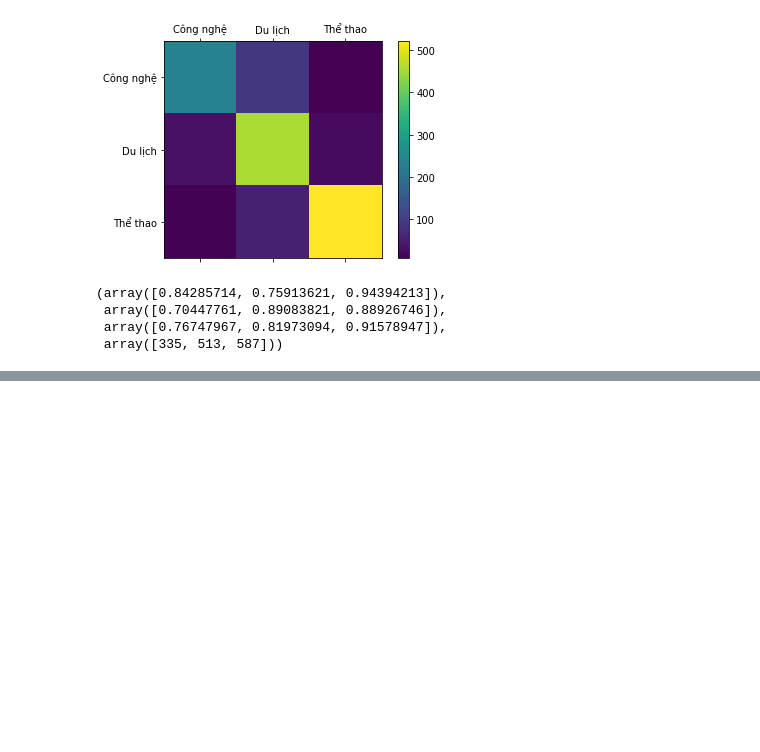
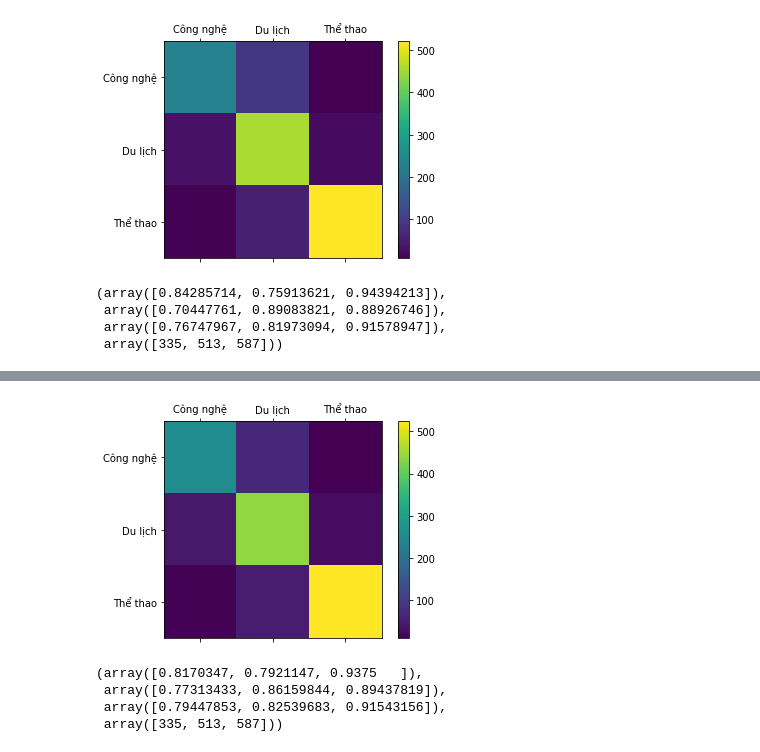
Before and after one commit to bluesky2106/python-ai, a Jupyter notebook: 07-neural-network/lab02/neural-network.ipynb, the cells around one changed output, grey strips where cells are left out. Drawn from its saved outputs; the diff is of its cells as text; code cells hidden in the pictures; blank space fills up the shorter version.

```diff
--- a/07-neural-network/lab02/neural-network.ipynb
+++ b/07-neural-network/lab02/neural-network.ipynb
@@ -496,0 +552,9 @@ precision_recall_fscore_support(le.inverse_transform(y_test), le.inverse_transfo
+# %%
+y_pred_prob = model3.predict(X_test_tfidf)
+y_pred = []
+for item in y_pred_prob:
+    m = max(item)
+    for idx, val in enumerate(item):
+        if val == m:
+            y_pred.append(idx)
+            break
@@ -496,0 +575,12 @@ precision_recall_fscore_support(le.inverse_transform(y_test), le.inverse_transfo
+# %%
+plot_cm(cm, list(le.classes_))
+# %% [output]
+[figure, added]
+# %%
+# precision, recal and fbeta_score
+precision_recall_fscore_support(le.inverse_transform(y_test), le.inverse_transform(y_pred), average=None, labels=le.classes_)
+# %% [output]
+(array([0.8170347, 0.7921147, 0.9375   ]),
+ array([0.77313433, 0.86159844, 0.89437819]),
+ array([0.79447853, 0.82539683, 0.91543156]),
+ array([335, 513, 587]))
```
Also changed, not shown: parts of 6 cells of this notebook.
